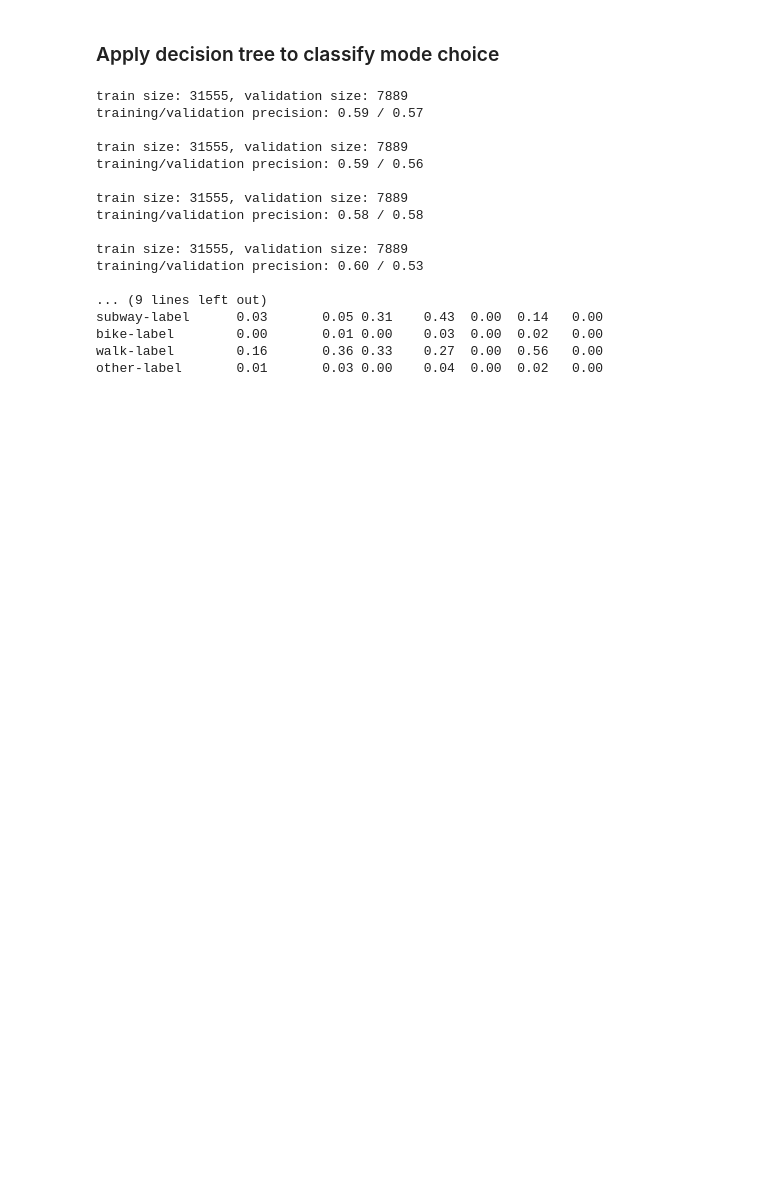
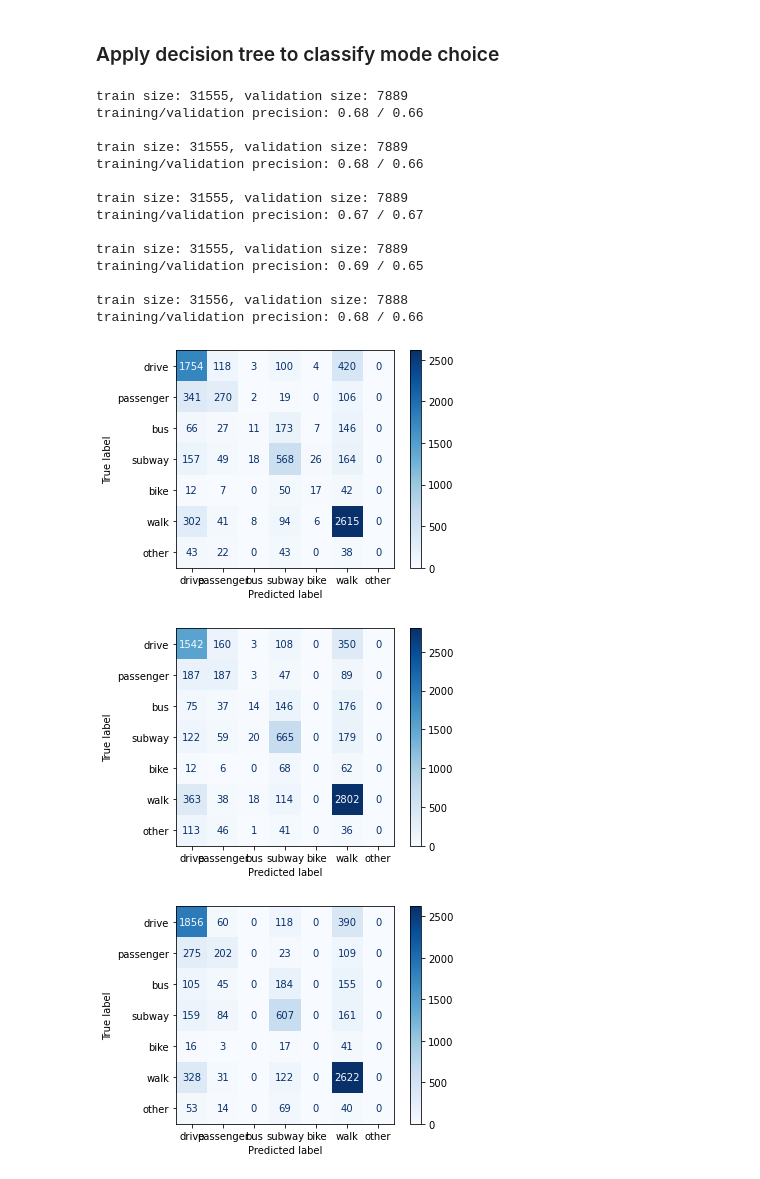
Before and after one commit to elxl/Decisionaid-ML, a Jupyter notebook: decision_tree.ipynb, the cells around one changed output. Drawn from its saved outputs; the diff is of its cells as text; code cells hidden in the pictures; blank space fills up the shorter version.

Commit message:
Convert features to one hot encoding beforing feeding it to decision tree.

```diff
--- a/decision_tree.ipynb
+++ b/decision_tree.ipynb
@@ -166,7 +175,7 @@ Let's try with a decision tree classifier.
 # %%
 # important_cols = ['d_congestion', 'd_purpose_category', 'num_vehicles', 'res_type', 'o_purpose_category',
 #                   'income_aggregate']
-X = df[candidate_cols].to_numpy()
+X = onehot.to_numpy()
 y = df['trip_distance_category'].to_numpy()
 group = df['person_id'].to_numpy()
 # %%
@@ -228,63 +238,55 @@ long-label          0.17         0.28       0.57
 # %% [markdown]
 ### Apply decision tree to classify mode choice
 # %%
-X = df[candidate_cols].to_numpy()
-y = df['mode'].to_numpy()
+X = onehot.to_numpy()
+y = df['mode']
 # %%
 TRANSPORT_MODES = ['drive', 'passenger', 'bus', 'subway', 'bike', 'walk', 'other']
 
 k_fold = GroupKFold(n_splits=5)
 
 confusion = None
-for i, (train_idx, validate_idx) in enumerate(k_fold.split(X, y, groups=group)):
+for train_idx, validate_idx in k_fold.split(X, y, groups=group):
     print(f'train size: {len(train_idx)}, validation size: {len(validate_idx)}')
 
     X_train, X_val = X[train_idx], X[validate_idx]
     y_train, y_val = y[train_idx], y[validate_idx]
 
     model = DecisionTreeClassifier(min_samples_leaf=200).fit(X_train, y_train)
 
     y_pred_train = model.predict(X_train)
     y_pred_val = model.predict(X_val)
 
     print('training/validation precision: {:.2f} / {:.2f}'.format(
         precision_score(y_pred_train, y_train, average='micro'),
         precision_score(y_pred_val, y_val, average='micro'),
     ))
 
-    if i == 0:
-        confusion = confusion_matrix(y_val, y_pred_val, labels=TRANSPORT_MODES, normalize='pred')
-
-
-#     if i == 0:
-#         plt.figure()
-#         tree.plot_tree(model)
-#         plt.savefig('tree.eps',format='eps',bbox_inches = "tight")
-
 
     print('')
 
-confusion_df = pd.DataFrame(confusion, index=[x + '-label' for x in TRANSPORT_MODES],
-                            columns=TRANSPORT_MODES)
-
-print('row is ground truth, column is prediction\n')
-with pd.option_context('display.float_format', '{:0.2f}'.format):
-    print(confusion_df)
+    display = ConfusionMatrixDisplay.from_predictions(
+        y_val,
+        y_pred_val,
+        labels=TRANSPORT_MODES,
+        values_format= 'd',
+        cmap=plt.cm.Blues
+    )
 # %% [output]
 train size: 31555, validation size: 7889
-training/validation precision: 0.59 / 0.57
+training/validation precision: 0.68 / 0.66
 
 train size: 31555, validation size: 7889
-training/validation precision: 0.59 / 0.56
+training/validation precision: 0.68 / 0.66
 
 train size: 31555, validation size: 7889
-training/validation precision: 0.58 / 0.58
+training/validation precision: 0.67 / 0.67
 
 train size: 31555, validation size: 7889
-training/validation precision: 0.60 / 0.53
+training/validation precision: 0.69 / 0.65
 
-... (9 lines left out)
-subway-label      0.03       0.05 0.31    0.43  0.00  0.14   0.00
-bike-label        0.00       0.01 0.00    0.03  0.00  0.02   0.00
-walk-label        0.16       0.36 0.33    0.27  0.00  0.56   0.00
-other-label       0.01       0.03 0.00    0.04  0.00  0.02   0.00
+train size: 31556, validation size: 7888
+training/validation precision: 0.68 / 0.66
+[figure, added]
+[figure, added]
+[figure, added]
```
Also changed, not shown: parts of 8 cells of this notebook.
